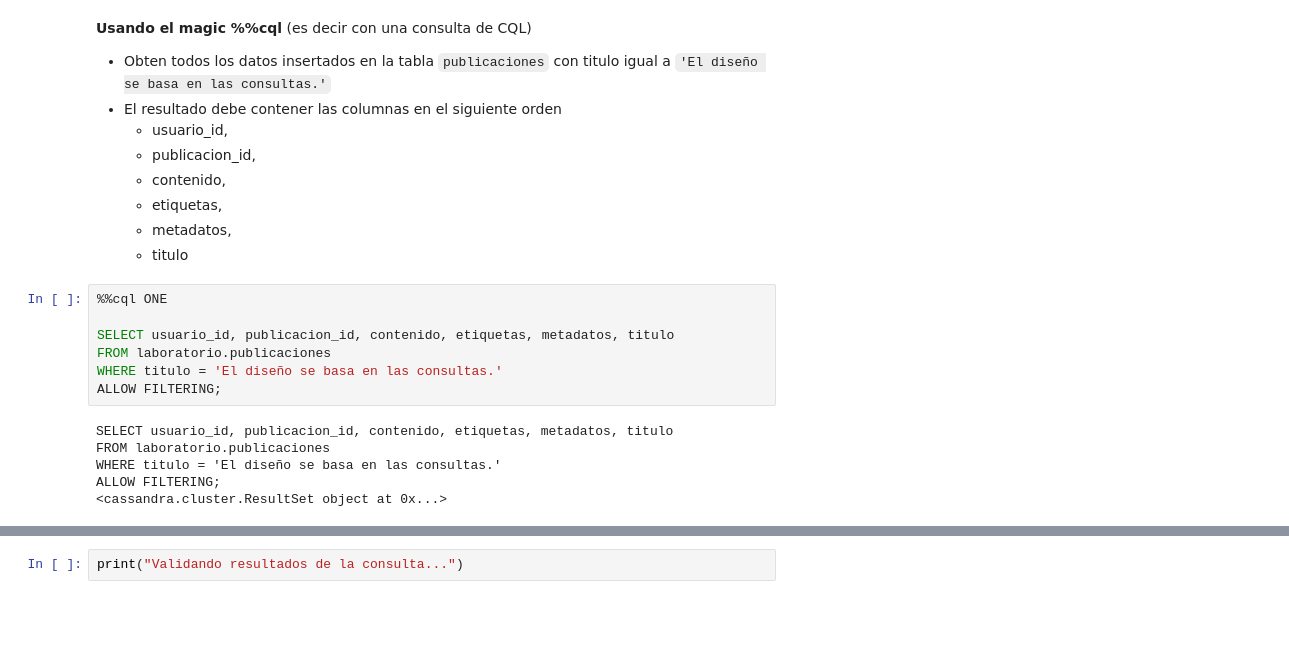
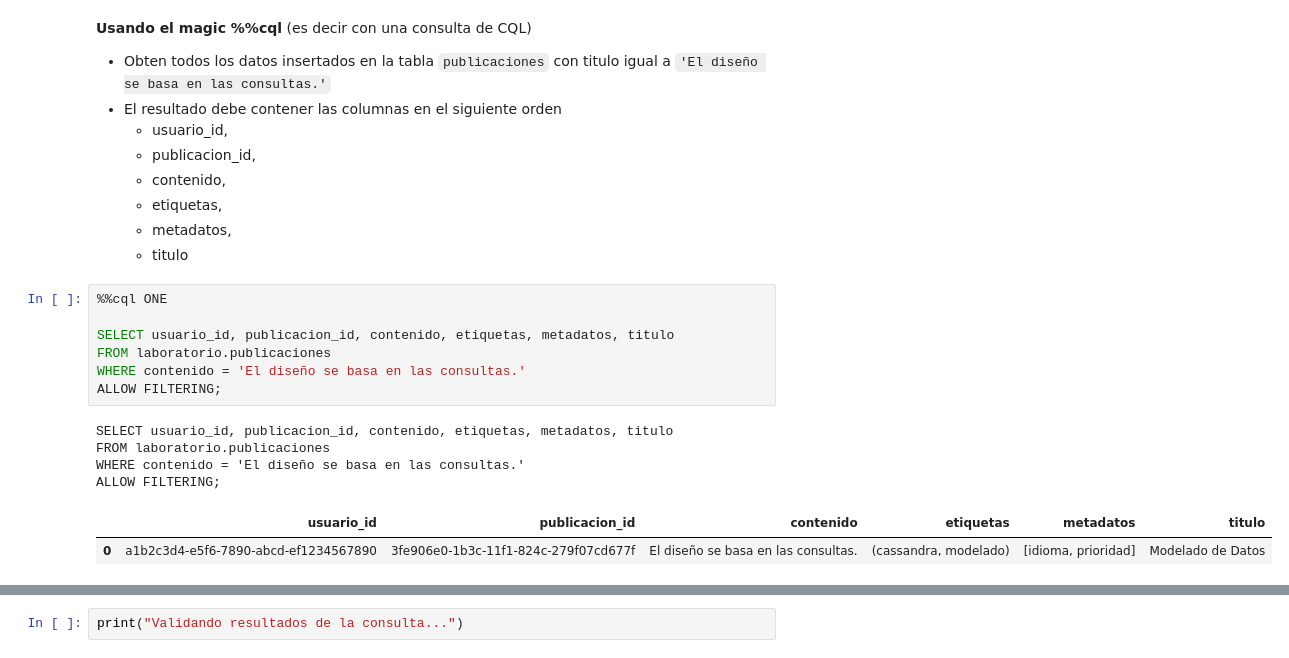
Before and after one commit to gabonavarroo/non-relational, a Jupyter notebook: cassandra/homeworks/homework_cassandra_crud.ipynb, the cells around one changed output, grey strips where cells are left out. Saved outputs shown, nothing was run; the diff lists cells and outputs as text; blank space fills up the shorter version.

```diff
--- a/cassandra/homeworks/homework_cassandra_crud.ipynb
+++ b/cassandra/homeworks/homework_cassandra_crud.ipynb
@@ -367,13 +367,14 @@ Validando resultados de la consulta...
 # %%
 %%cql ONE
 
 SELECT usuario_id, publicacion_id, contenido, etiquetas, metadatos, titulo
 FROM laboratorio.publicaciones
-WHERE titulo = 'El diseño se basa en las consultas.'
+WHERE contenido = 'El diseño se basa en las consultas.'
 ALLOW FILTERING;
 # %% [output]
 SELECT usuario_id, publicacion_id, contenido, etiquetas, metadatos, titulo
 FROM laboratorio.publicaciones
-WHERE titulo = 'El diseño se basa en las consultas.'
+WHERE contenido = 'El diseño se basa en las consultas.'
 ALLOW FILTERING;
-<cassandra.cluster.ResultSet object at 0x...>
+|  | usuario_id | publicacion_id | contenido | etiquetas | metadatos | titulo |
+| 0 | a1b2c3d4-e5f6-7890-abcd-ef1234567890 | 3fe906e0-1b3c-11f1-824c-279f07cd677f | El diseño se basa en las consultas. | (cassandra, modelado) | [idioma, prioridad] | Modelado de Datos |
```
Also changed, not shown: parts of 10 cells of this notebook, 1 other file.
